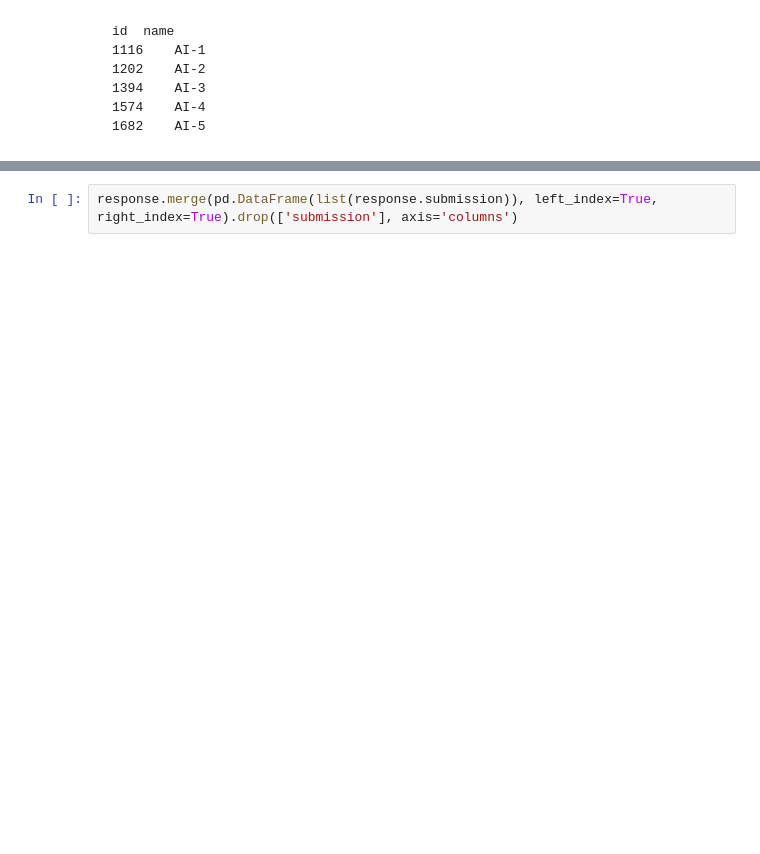
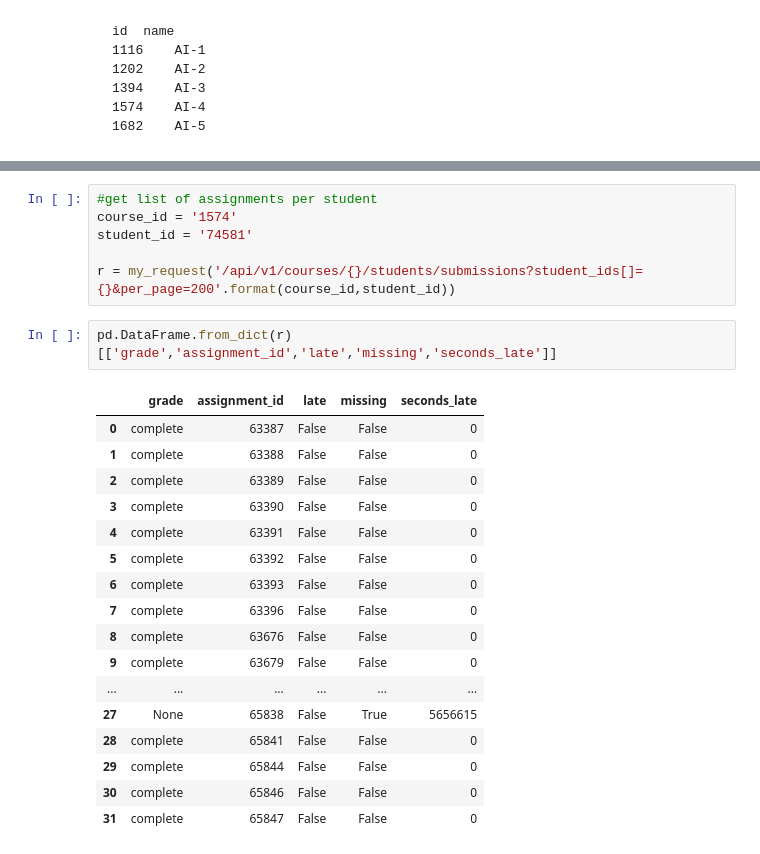
Before and after one commit to andrea-fantini/student-fail-prediction, a Jupyter notebook: notebooks/Data-Extraction.ipynb, the cells around one changed output, grey strips where cells are left out. Drawn from its saved outputs; the diff is of its cells as text; blank space fills up the shorter version.

```diff
--- a/notebooks/Data-Extraction.ipynb
+++ b/notebooks/Data-Extraction.ipynb
@@ -73,2 +160,26 @@ ValueError: Mixing dicts with non-Series may lead to ambiguous ordering.
-# %%
-response.merge(pd.DataFrame(list(response.submission)), left_index=True, right_index=True).drop(['submission'], axis='columns')
+# %%
+#get list of assignments per student
+course_id = '1574'
+student_id = '74581'
+
+r = my_request('/api/v1/courses/{}/students/submissions?student_ids[]={}&per_page=200'.format(course_id,student_id))
+# %%
+pd.DataFrame.from_dict(r)[['grade','assignment_id','late','missing','seconds_late']]
+# %% [output]
+|  | grade | assignment_id | late | missing | seconds_late |
+| 0 | complete | 63387 | False | False | 0 |
+| 1 | complete | 63388 | False | False | 0 |
+| 2 | complete | 63389 | False | False | 0 |
+| 3 | complete | 63390 | False | False | 0 |
+| 4 | complete | 63391 | False | False | 0 |
+| 5 | complete | 63392 | False | False | 0 |
+| 6 | complete | 63393 | False | False | 0 |
+| 7 | complete | 63396 | False | False | 0 |
+| 8 | complete | 63676 | False | False | 0 |
+| 9 | complete | 63679 | False | False | 0 |
+| ... | ... | ... | ... | ... | ... |
+| 27 | None | 65838 | False | True | 5656615 |
+| 28 | complete | 65841 | False | False | 0 |
+| 29 | complete | 65844 | False | False | 0 |
+| 30 | complete | 65846 | False | False | 0 |
+| 31 | complete | 65847 | False | False | 0 |
```
Also changed, not shown: parts of 23 cells of this notebook.
